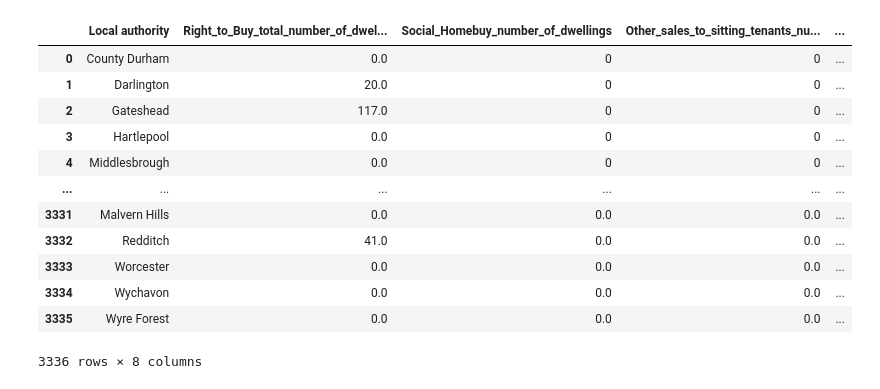
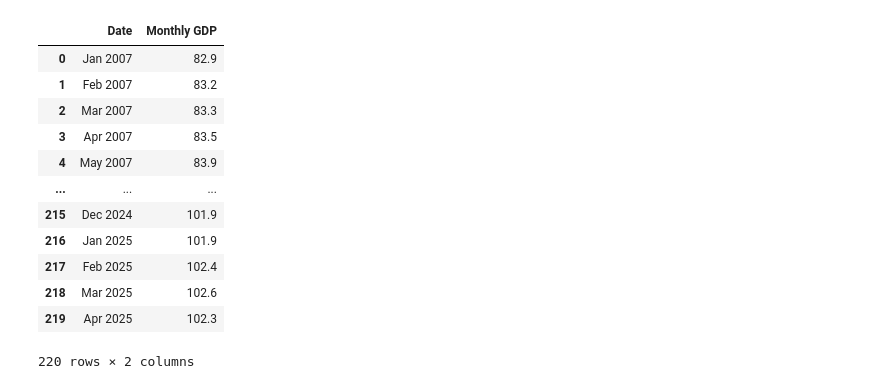
Before and after one commit to crystalyu917/The-Impact-of-Local-Council-Asset-Sales-on-Charity-Survival-in-England, a Jupyter notebook: src/analysis/04.07.2025.ipynb, the cells around one changed output. Drawn from its saved outputs; the diff is of its cells as text; code cells hidden in the pictures.

```diff
--- a/src/analysis/04.07.2025.ipynb
+++ b/src/analysis/04.07.2025.ipynb
@@ -4,19 +5,21 @@ import numpy as np
 import re
 # %%
 council_housing = pd.read_csv(r'../../data/processed/council_housing_cleaned.csv')
+dataset = pd.read_csv(r'../../data/processed/charity_main_cleaned.csv')
+gbp = pd.read_csv(r'../../data/raw/UK_monthly_GDP.csv', skiprows = 6)
-# %%
-council_housing
-# %% [output]
-|  | Local authority | Right_to_Buy_total_number_of_dwel... | Social_Homebuy_number_of_dwellings | Other_sales_to_sitting_tenants_nu... | ... |
-| 0 | County Durham | 0.0 | 0 | 0 | ... |
-| 1 | Darlington | 20.0 | 0 | 0 | ... |
-| 2 | Gateshead | 117.0 | 0 | 0 | ... |
-| 3 | Hartlepool | 0.0 | 0 | 0 | ... |
-| 4 | Middlesbrough | 0.0 | 0 | 0 | ... |
-| ... | ... | ... | ... | ... | ... |
-| 3331 | Malvern Hills | 0.0 | 0.0 | 0.0 | ... |
-| 3332 | Redditch | 41.0 | 0.0 | 0.0 | ... |
-| 3333 | Worcester | 0.0 | 0.0 | 0.0 | ... |
-| 3334 | Wychavon | 0.0 | 0.0 | 0.0 | ... |
-| 3335 | Wyre Forest | 0.0 | 0.0 | 0.0 | ... |
-3336 rows × 8 columns
+# %%
+gbp
+# %% [output]
+|  | Date | Monthly GDP |
+| 0 | Jan 2007 | 82.9 |
+| 1 | Feb 2007 | 83.2 |
+| 2 | Mar 2007 | 83.3 |
+| 3 | Apr 2007 | 83.5 |
+| 4 | May 2007 | 83.9 |
+| ... | ... | ... |
+| 215 | Dec 2024 | 101.9 |
+| 216 | Jan 2025 | 101.9 |
+| 217 | Feb 2025 | 102.4 |
+| 218 | Mar 2025 | 102.6 |
+| 219 | Apr 2025 | 102.3 |
+220 rows × 2 columns
```
Also changed, not shown: parts of 9 cells of this notebook.
